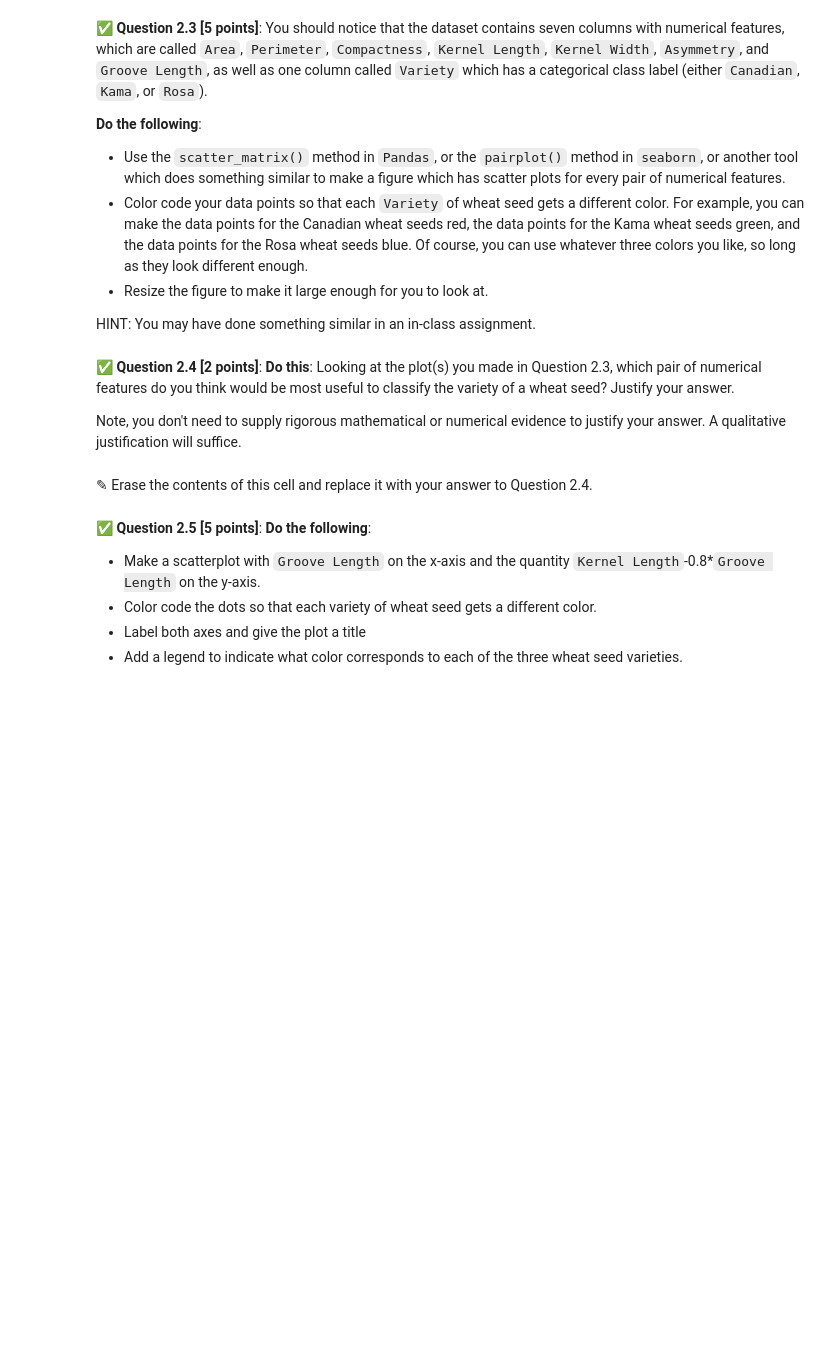
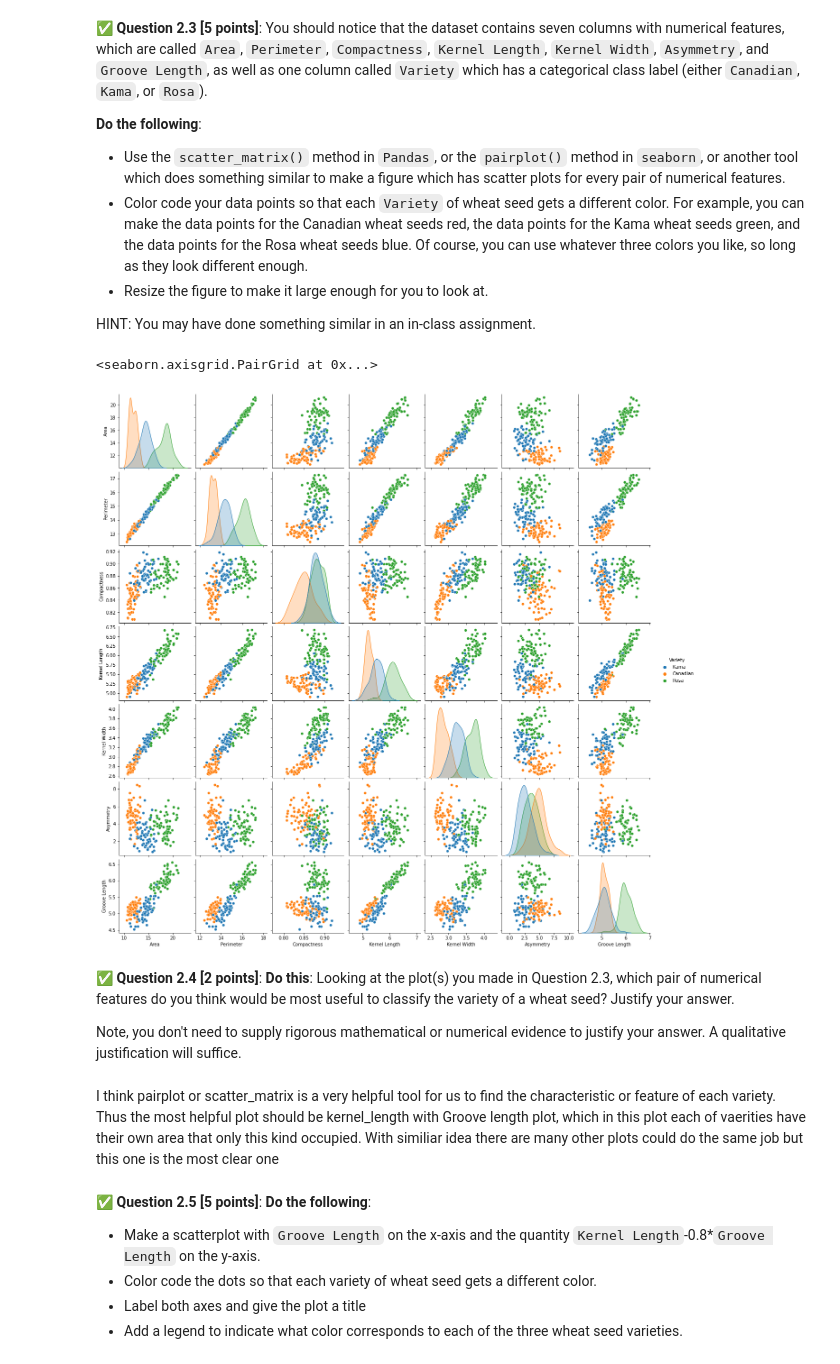
Before and after one commit to silentsiren701/cmse202-s22-turnin, a Jupyter notebook: midterm/CMSE202-Midterm-Section003-STUDENT.ipynb, the cells around one changed output. Drawn from its saved outputs; the diff is of its cells as text; code cells hidden in the pictures; blank space fills up the shorter version.

```diff
--- a/midterm/CMSE202-Midterm-Section003-STUDENT.ipynb
+++ b/midterm/CMSE202-Midterm-Section003-STUDENT.ipynb
@@ -79,3 +84,7 @@ To get started, you will need to download two files - `wheat_classified.csv` and
 &#9989; **Question 2.2 [2 points]**: To get started, read in the `wheat_classified.csv` dataset, and then display the first 15 rows. I gently suggest using the `read_csv` method in `Pandas` for this task, but you can use another Python tool if you prefer.
 # %%
 ### Put your code for Question 2.2 here
+import pandas as pd
+
+wc = pd.read_csv("wheat_classified.csv")
+wc.head(15)
@@ -90,12 +116,17 @@ To get started, you will need to download two files - `wheat_classified.csv` and
 HINT: You may have done something similar in an in-class assignment.
 # %%
 ### Put your code for Question 2.3 here
+import seaborn as sns
+sns.pairplot(wc, hue="Variety")
+# %% [output]
+<seaborn.axisgrid.PairGrid at 0x...>
+[figure, added]
 # %% [markdown]
 &#9989; **Question 2.4 [2 points]**: **Do this**: Looking at the plot(s) you made in Question 2.3, which pair of numerical features do you think would be most useful to classify the variety of a wheat seed? Justify your answer.
 
 Note, you don't need to supply rigorous mathematical or numerical evidence to justify your answer. A qualitative justification will suffice.
-# %% [markdown]
-<font size=+3>&#9998; Erase the contents of this cell and replace it with your answer to Question 2.4.</font>
+# %% [markdown]
+I think pairplot or scatter_matrix is a very helpful tool for us to find the characteristic or feature of each variety. Thus the most helpful plot should be kernel_length with Groove length plot, which in this plot each of vaerities have their own area that only this kind occupied. With similiar idea there are many other plots could do the same job but this one is the most clear one
 # %% [markdown]
 &#9989; **Question 2.5 [5 points]**: **Do the following**:
 
```
Also changed, not shown: parts of 5 cells of this notebook, 2 other files.
